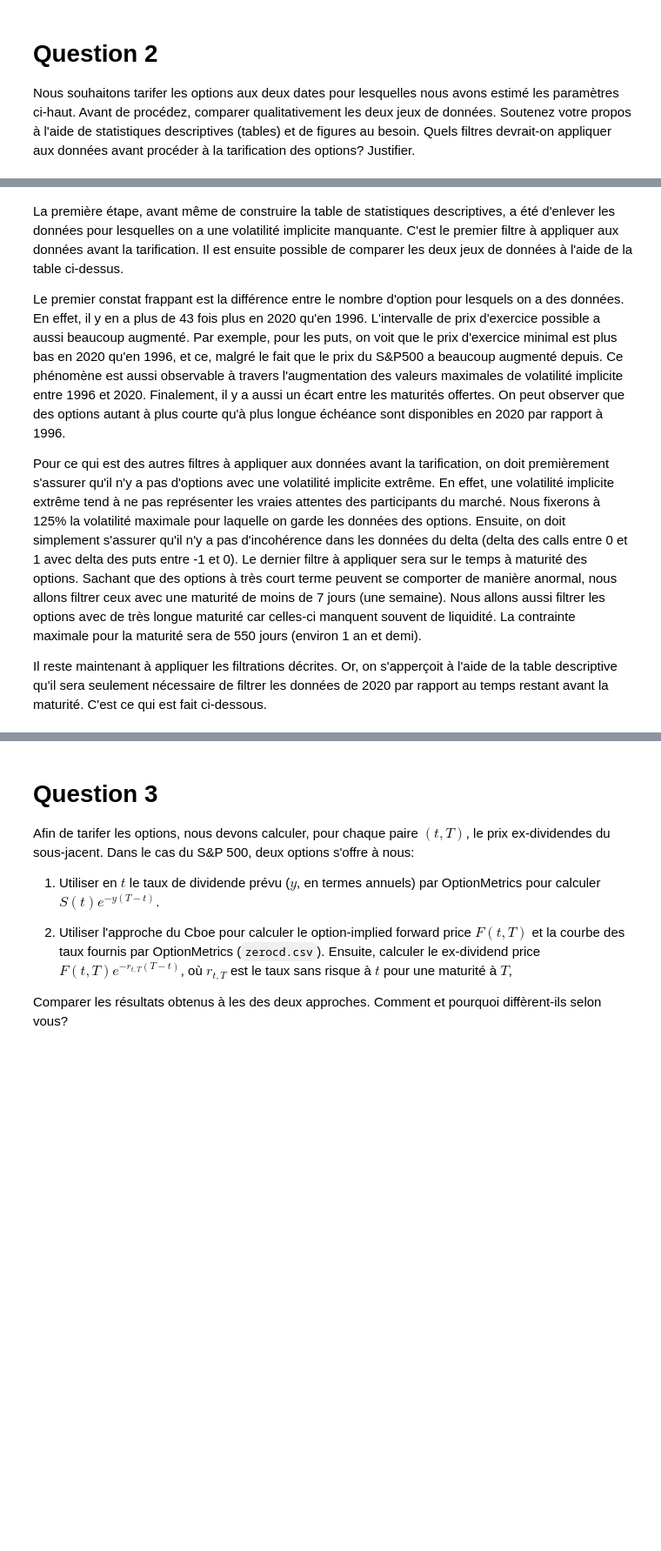
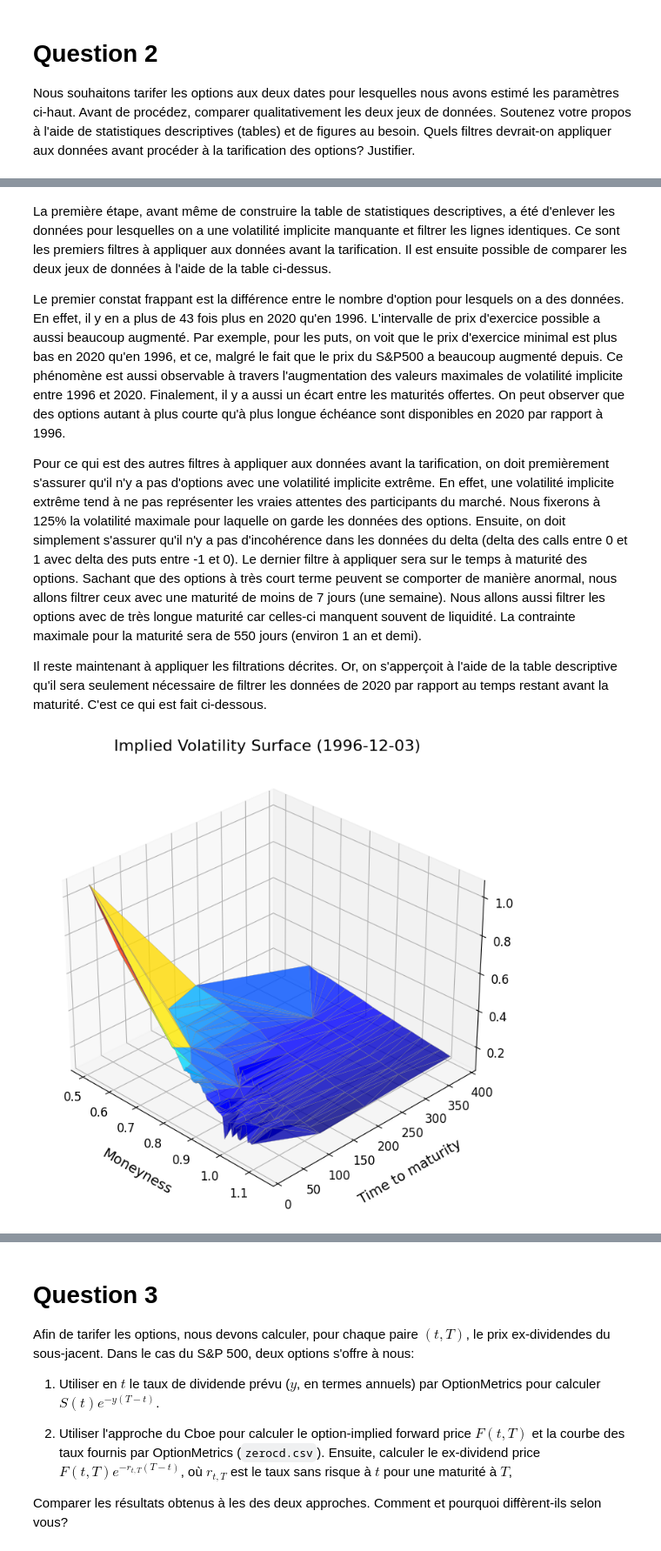
Before and after one commit to widelc/TP2_PD, a Jupyter notebook: assignment2.ipynb, the cells around one changed output, grey strips where cells are left out. Shown at 87% size. Cells and saved outputs as stored; diff of their text form; code cells hidden in the pictures; blank space fills up the shorter version.

Commit message:
[ADD] | implied vol surface Q2

```diff
--- a/assignment2.ipynb
+++ b/assignment2.ipynb
@@ -112,5 +129,5 @@ f_describe_table(option_info).dropna(axis = 1)
 # %% [markdown]
-La première étape, avant même de construire la table de statistiques descriptives, a été d'enlever les données pour lesquelles on a une volatilité implicite manquante. C'est le premier filtre à appliquer aux données avant la tarification. Il est ensuite possible de comparer les deux jeux de données à l'aide de la table ci-dessus.
+La première étape, avant même de construire la table de statistiques descriptives, a été d'enlever les données pour lesquelles on a une volatilité implicite manquante et filtrer les lignes identiques. Ce sont les premiers filtres à appliquer aux données avant la tarification. Il est ensuite possible de comparer les deux jeux de données à l'aide de la table ci-dessus.
 
 Le premier constat frappant est la différence entre le nombre d'option pour lesquels on a des données. En effet, il y en a plus de 43 fois plus en 2020 qu'en 1996. L'intervalle de prix d'exercice possible a aussi beaucoup augmenté. Par exemple, pour les puts, on voit que le prix d'exercice minimal est plus bas en 2020 qu'en 1996, et ce, malgré le fait que le prix du S&P500 a beaucoup augmenté depuis. Ce phénomène est aussi observable à travers l'augmentation des valeurs maximales de volatilité implicite entre 1996 et 2020. Finalement, il y a aussi un écart entre les maturités offertes. On peut observer que des options autant à plus courte qu'à plus longue échéance sont disponibles en 2020 par rapport à 1996.
 
@@ -119,6 +136,10 @@ Pour ce qui est des autres filtres à appliquer aux données avant la tarificati
 Il reste maintenant à appliquer les filtrations décrites. Or, on s'apperçoit à l'aide de la table descriptive qu'il sera seulement nécessaire de filtrer les données de 2020 par rapport au temps restant avant la maturité. C'est ce qui est fait ci-dessous.
 # %%
 # Filtration des données
-option_info = option_info[option_info['DTM'] > 7].reset_index(drop = True)
-option_info = option_info[option_info['DTM'] < 550].reset_index(drop = True)
-option_info = f_clean_table(option_info)
+option_info = option_info[option_info['DTM'] > 7]
+option_info = option_info[option_info['DTM'] < 550]
+option_info = f_clean_table(option_info).reset_index(drop=True)
+# %%
+plot_iv_surface(option_info, date="1996-12-03")
+# %% [output]
+[figure, added]
```
Also changed, not shown: parts of 13 cells of this notebook, 4 other files.
